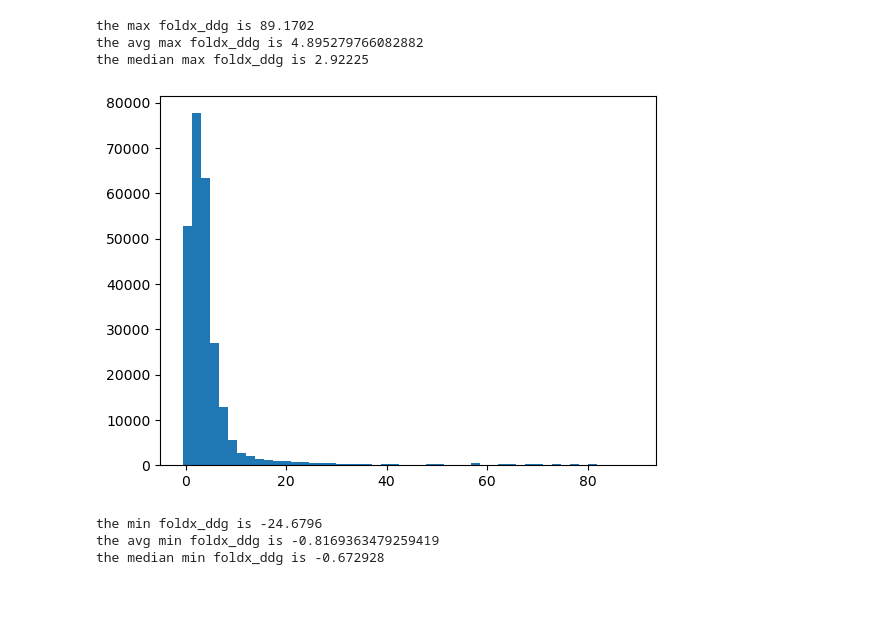
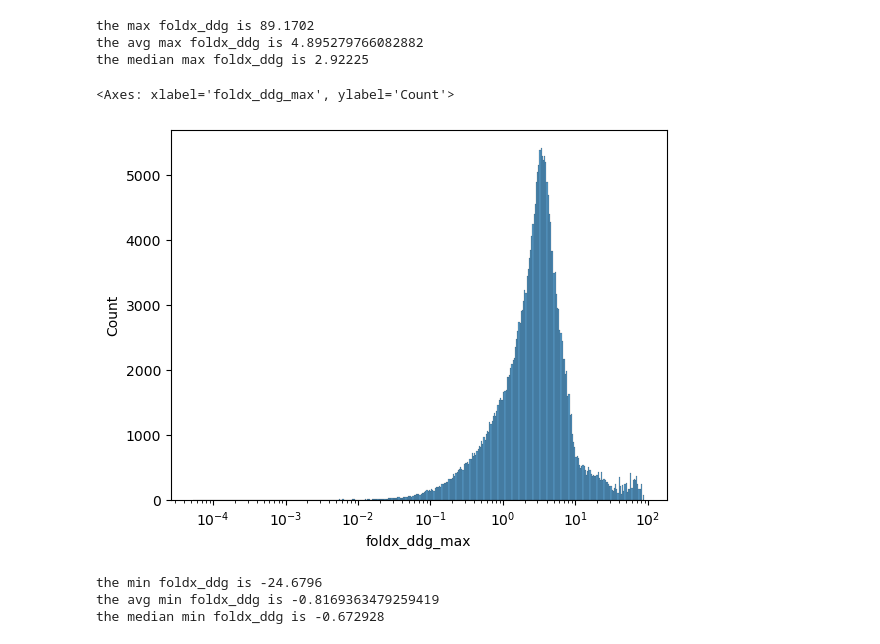
Before and after one commit to PhenoMeters/pheno_analysis, a Jupyter notebook: pockets_interfaces_analysis.ipynb, the cells around one changed output. Saved outputs shown, nothing was run; the diff lists cells and outputs as text; code cells hidden in the pictures; blank space fills up the shorter version.

```diff
--- a/pockets_interfaces_analysis.ipynb
+++ b/pockets_interfaces_analysis.ipynb
@@ -248,11 +269,11 @@ print("the median max foldx_ddg is", median_max)
 the max foldx_ddg is 89.1702
 the avg max foldx_ddg is 4.895279766082882
 the median max foldx_ddg is 2.92225
-# %%
-plt.hist(stability_data["foldx_ddg_max"],bins=50)
-plt.show()
-# %% [output]
-[figure, removed]
+# %%
+sns.histplot(data=stability_data, x="foldx_ddg_max", log_scale=True)
+# %% [output]
+<Axes: xlabel='foldx_ddg_max', ylabel='Count'>
+[figure, added]
 # %%
 ### MINIMUM FOLDX DDG ###
 min_foldx_ddg = stability_data['foldx_ddg_min'].min()
```
Also changed, not shown: parts of 33 cells of this notebook, 2 other files.
